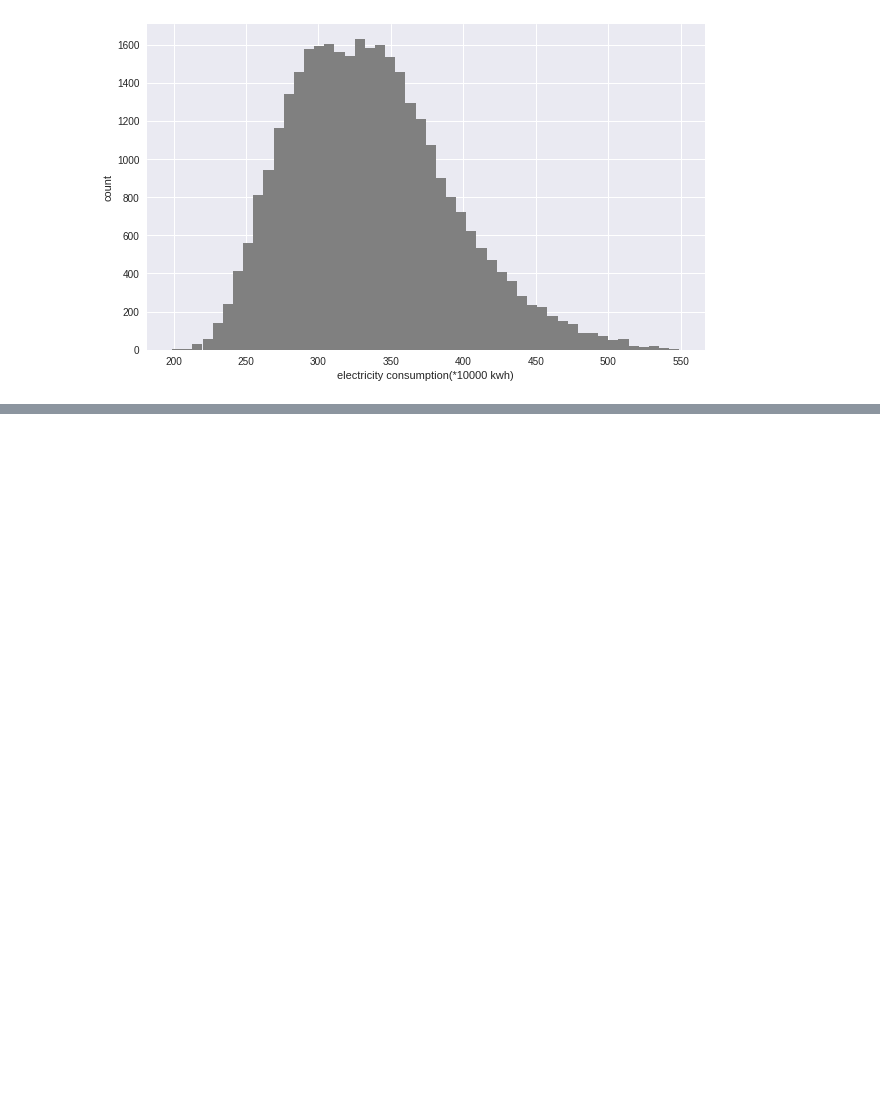
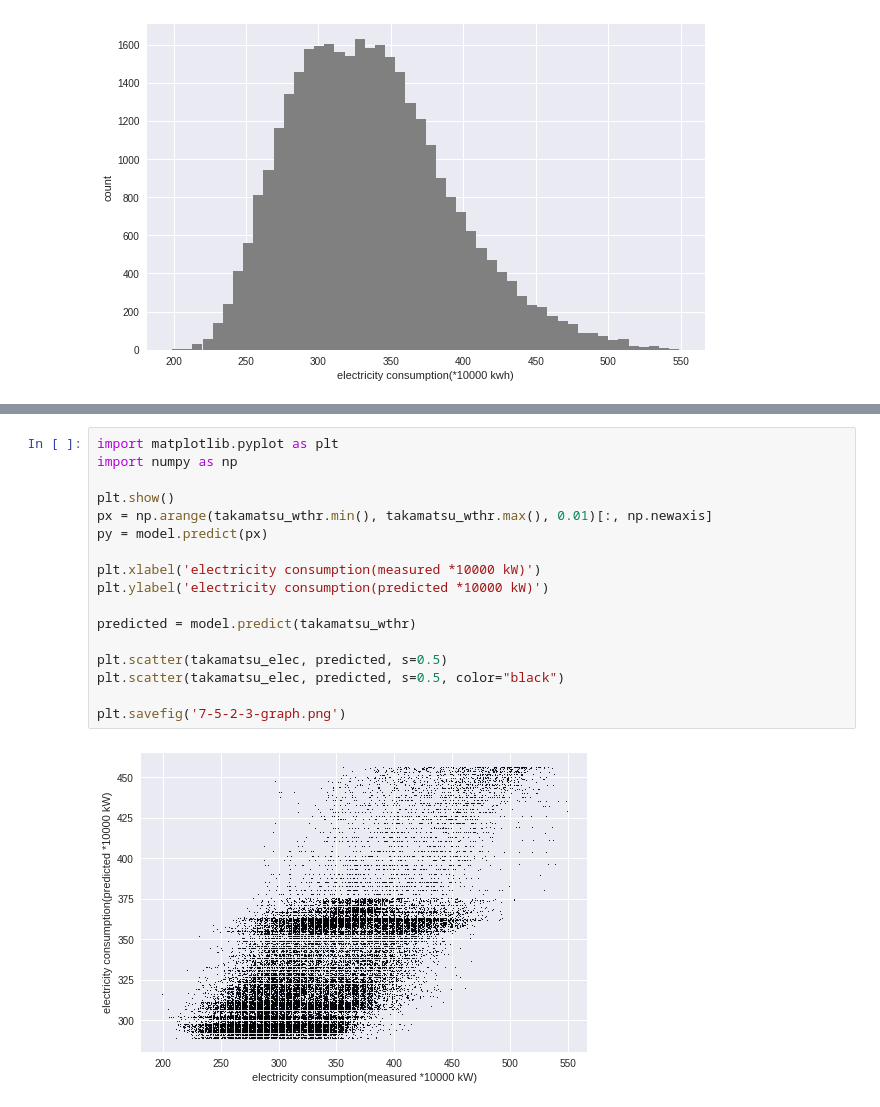
Before and after one commit to kintarou/django-starter, a Jupyter notebook: electric_regression.ipynb, the cells around one changed output, grey strips where cells are left out. Drawn from its saved outputs; the diff is of its cells as text; blank space fills up the shorter version.

```diff
--- a/electric_regression.ipynb
+++ b/electric_regression.ipynb
@@ -170,0 +272,19 @@ plt.savefig('7-4-1-2-graph.png')
+# %%
+import matplotlib.pyplot as plt
+import numpy as np
+
+plt.show()
+px = np.arange(takamatsu_wthr.min(), takamatsu_wthr.max(), 0.01)[:, np.newaxis]
+py = model.predict(px)
+
+plt.xlabel('electricity consumption(measured *10000 kW)')
+plt.ylabel('electricity consumption(predicted *10000 kW)')
+
+predicted = model.predict(takamatsu_wthr)
+
+plt.scatter(takamatsu_elec, predicted, s=0.5)
+plt.scatter(takamatsu_elec, predicted, s=0.5, color="black")
+
+plt.savefig('7-5-2-3-graph.png')
+# %% [output]
+[figure, added]
```
Also changed, not shown: parts of 8 cells of this notebook.
